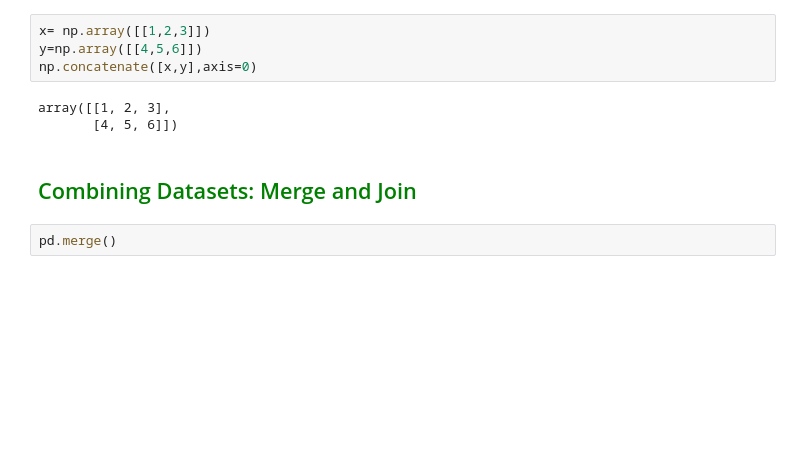
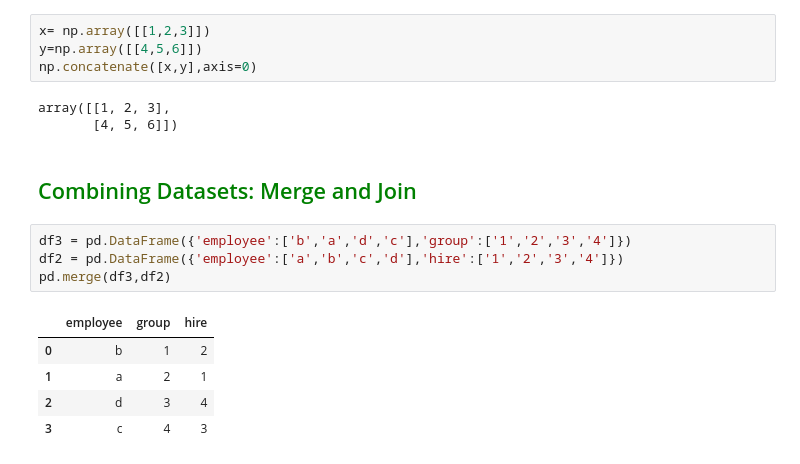
Before and after one commit to JinHwaChiu/DS_reference, a Jupyter notebook: DataScienceHandbook/ Python Data Science Handbook .ipynb, the cells around one changed output. Saved outputs shown, nothing was run; the diff lists cells and outputs as text; blank space fills up the shorter version.

```diff
--- a/DataScienceHandbook/ Python Data Science Handbook .ipynb
+++ b/DataScienceHandbook/ Python Data Science Handbook .ipynb
@@ -526,5 +526,13 @@ array([[1, 2, 3],
        [4, 5, 6]])
 # %% [markdown]
 ## <font color='green'> Combining Datasets: Merge and Join </font>
-# %%
-pd.merge()
+# %%
+df3 = pd.DataFrame({'employee':['b','a','d','c'],'group':['1','2','3','4']})
+df2 = pd.DataFrame({'employee':['a','b','c','d'],'hire':['1','2','3','4']})
+pd.merge(df3,df2)
+# %% [output]
+|  | employee | group | hire |
+| 0 | b | 1 | 2 |
+| 1 | a | 2 | 1 |
+| 2 | d | 3 | 4 |
+| 3 | c | 4 | 3 |
```
Also changed, not shown: parts of 6 cells of this notebook, 4 other files.
